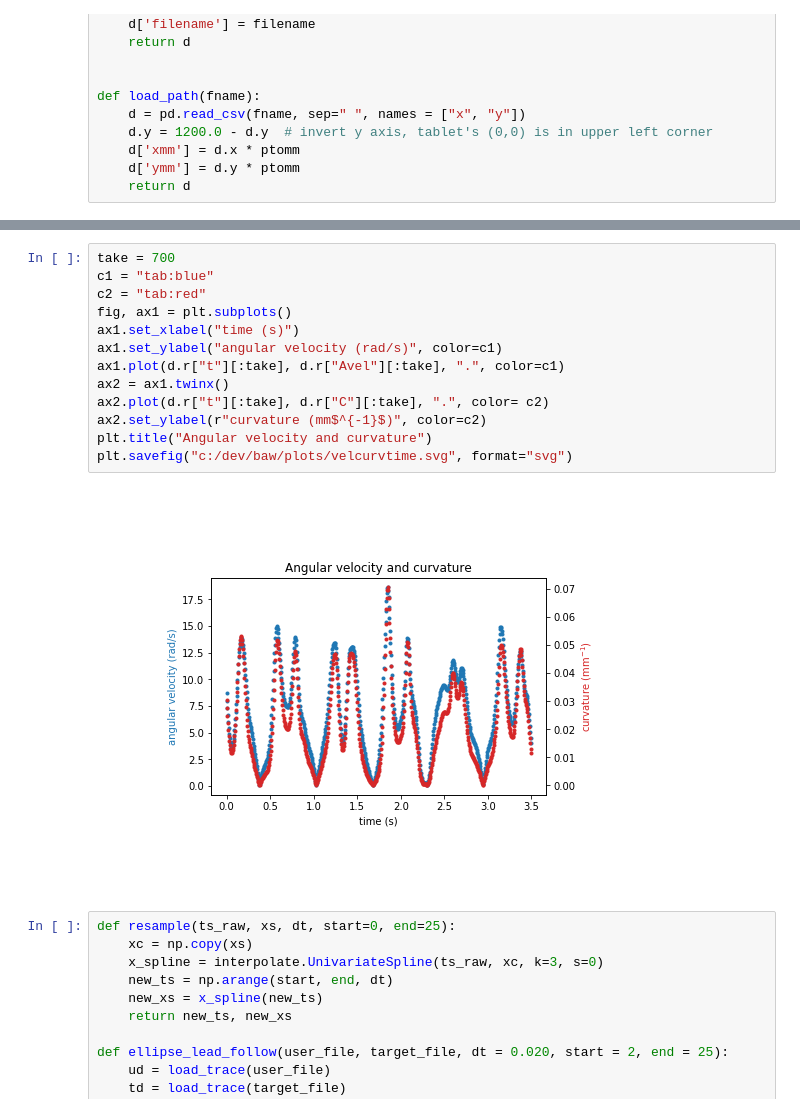
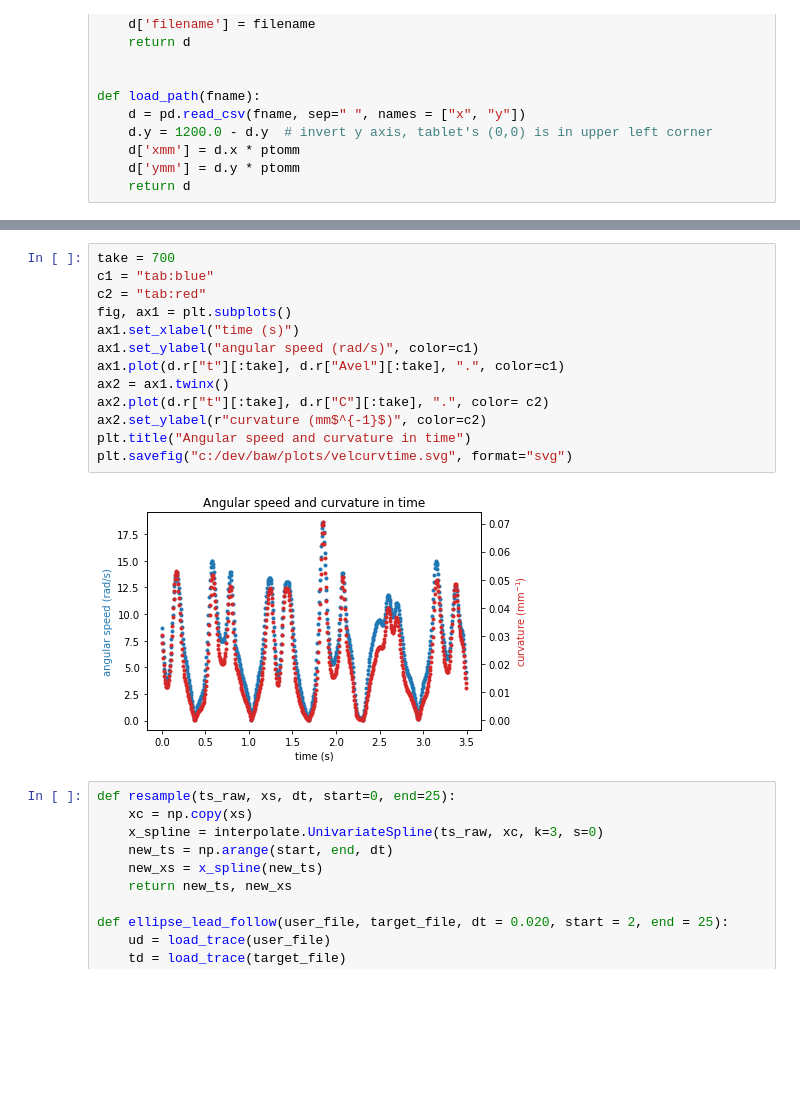
Before and after one commit to adam-matic/KinematicCognition-Analysis, a Jupyter notebook: Analysis_KinematicCognition.ipynb, the cells around one changed output, grey strips where cells are left out. Drawn from its saved outputs; the diff is of its cells as text; blank space fills up the shorter version.

```diff
--- a/Analysis_KinematicCognition.ipynb
+++ b/Analysis_KinematicCognition.ipynb
@@ -71,18 +71,18 @@ plt.show()
 # %%
 take = 700
 c1 = "tab:blue"
 c2 = "tab:red"
 fig, ax1 = plt.subplots()
 ax1.set_xlabel("time (s)")
-ax1.set_ylabel("angular velocity (rad/s)", color=c1)
+ax1.set_ylabel("angular speed (rad/s)", color=c1)
 ax1.plot(d.r["t"][:take], d.r["Avel"][:take], ".", color=c1)
 ax2 = ax1.twinx()
 ax2.plot(d.r["t"][:take], d.r["C"][:take], ".", color= c2)
 ax2.set_ylabel(r"curvature (mm$^{-1}$)", color=c2)
-plt.title("Angular velocity and curvature")
+plt.title("Angular speed and curvature in time")
 plt.savefig("c:/dev/baw/plots/velcurvtime.svg", format="svg")
 # %% [output]
-[figure, old version]
+[figure, new version]
 # %%
 def resample(ts_raw, xs, dt, start=0, end=25):
     xc = np.copy(xs)
```
Also changed, not shown: parts of 12 cells of this notebook, 2 other files.
